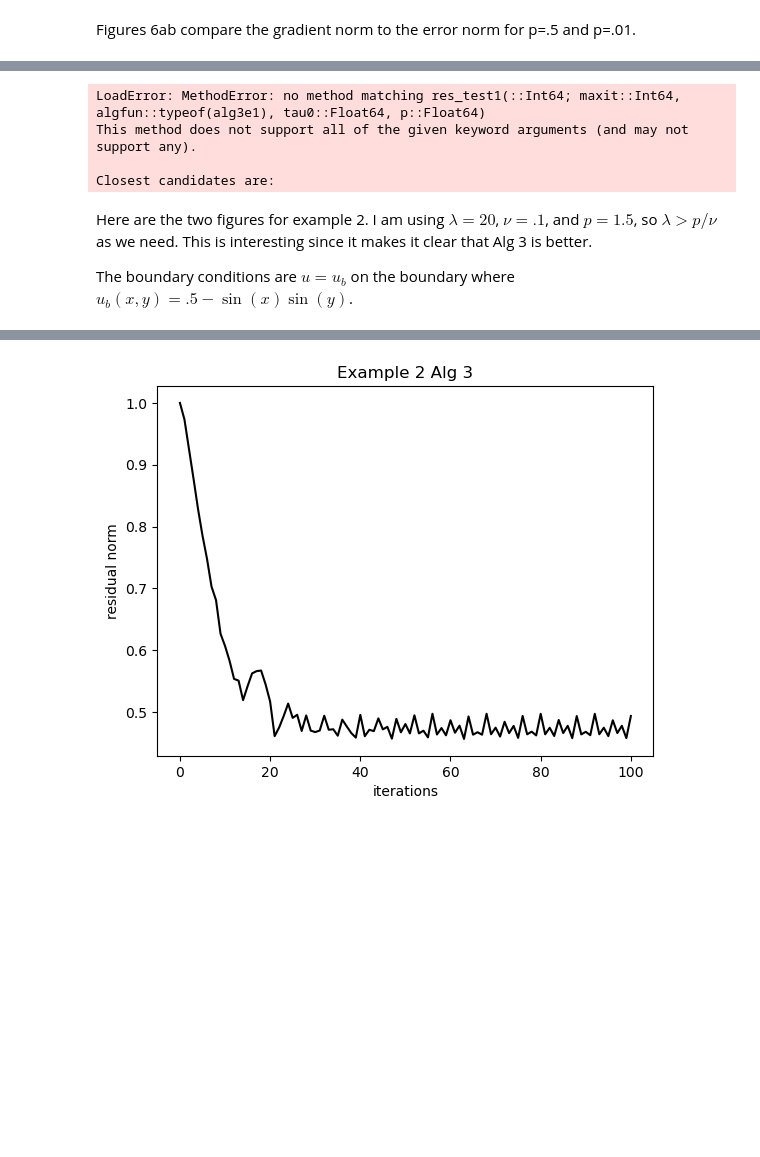
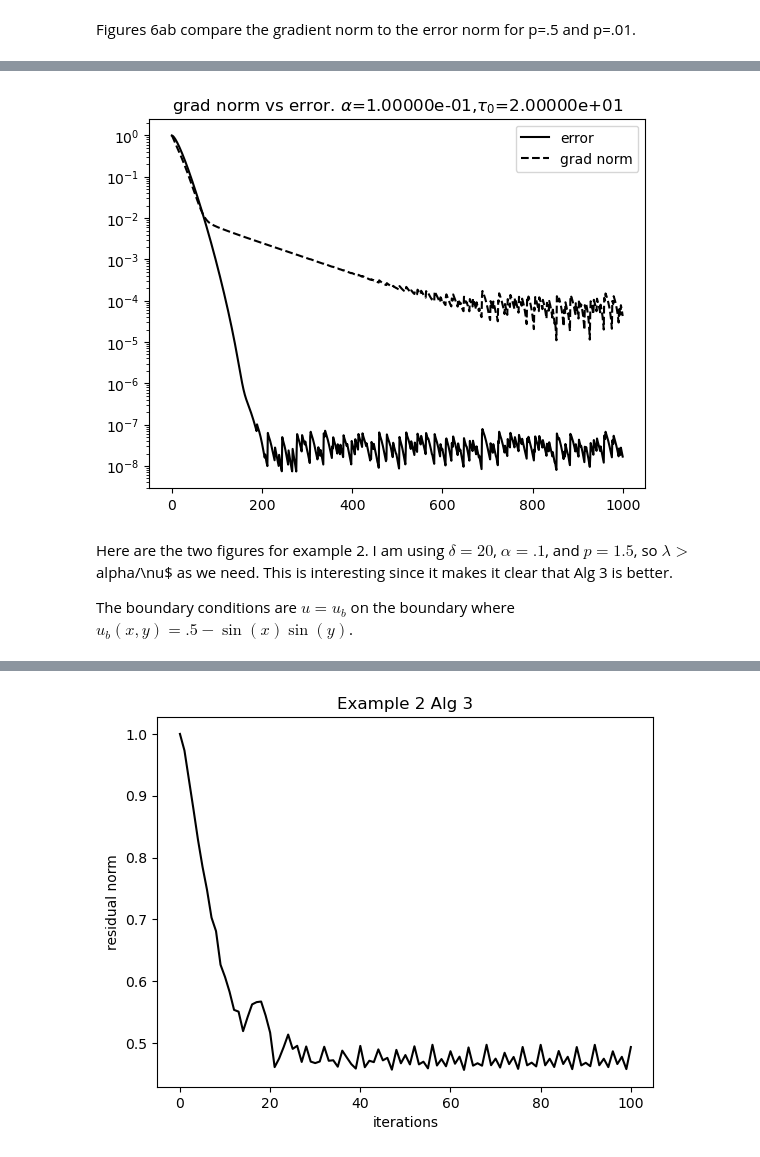
Before and after one commit to ctkelley/Grad_Des_CKW.jl, a Jupyter notebook: Examples.ipynb, the cells around one changed output, grey strips where cells are left out. Saved outputs shown, nothing was run; the diff lists cells and outputs as text; code cells hidden in the pictures; blank space fills up the shorter version.

Commit message:
update example 2

```diff
--- a/Examples.ipynb
+++ b/Examples.ipynb
@@ -93,12 +78,10 @@ Closest candidates are:
 # %%
-Figure6ab(15; p=.1);
+Figure6ab(15; alpha=.1);
 # %% [output]
-LoadError: MethodError: no method matching res_test1(::Int64; maxit::Int64, algfun::typeof(alg3e1), tau0::Float64, p::Float64)
-This method does not support all of the given keyword arguments (and may not support any).
-
-Closest candidates are:
+[figure, added]
 # %% [markdown]
-Here are the two figures for example 2. I am using $\lambda =20$, $\nu = .1$, and $p = 1.5$, so $\lambda > p/\nu$ as we need. This is interesting since it makes it clear that Alg 3 is better.
+Here are the two figures for example 2. I am using $\delta =20$, $\alpha = .1$, and $p = 1.5$, so $\lambda > $alpha/\nu$ as we need.
+This is interesting since it makes it clear that Alg 3 is better.
 
 The boundary conditions are $u = u_b$ on the boundary where $u_b(x,y) = .5 - \sin(x) \sin(y)$.
 # %%
```
Also changed, not shown: parts of 12 cells of this notebook, 4 other files.
